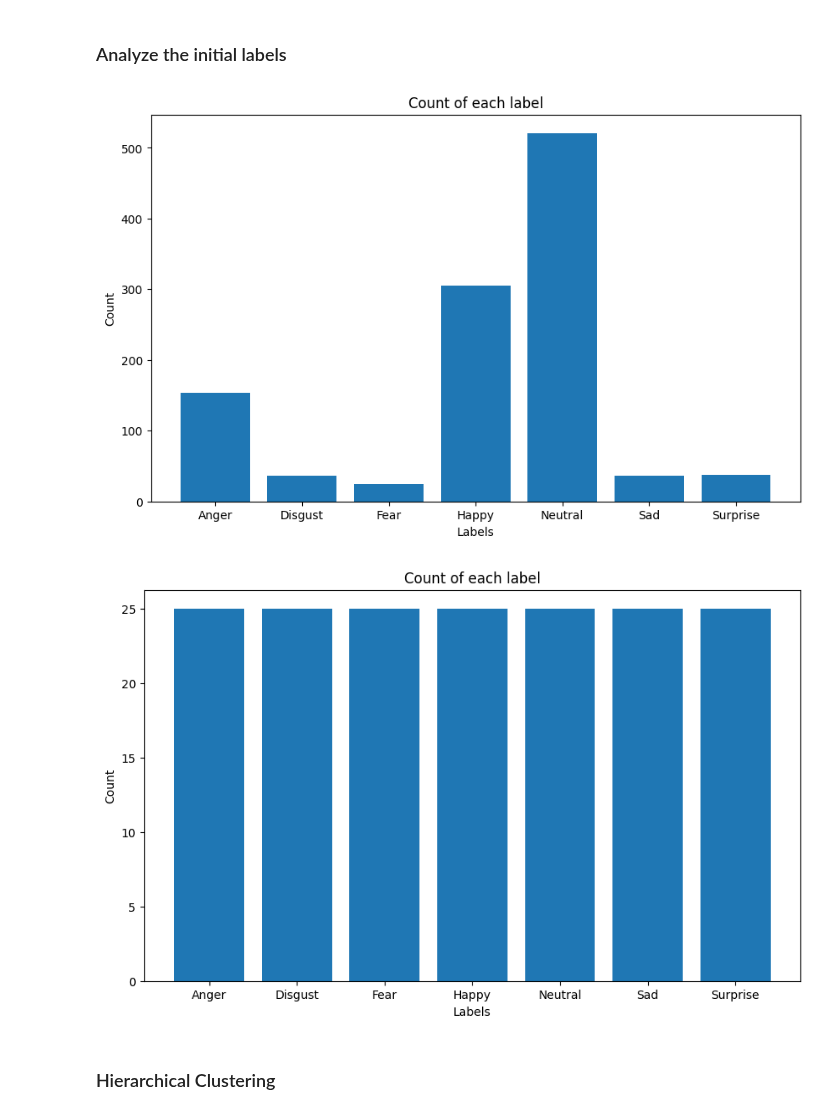
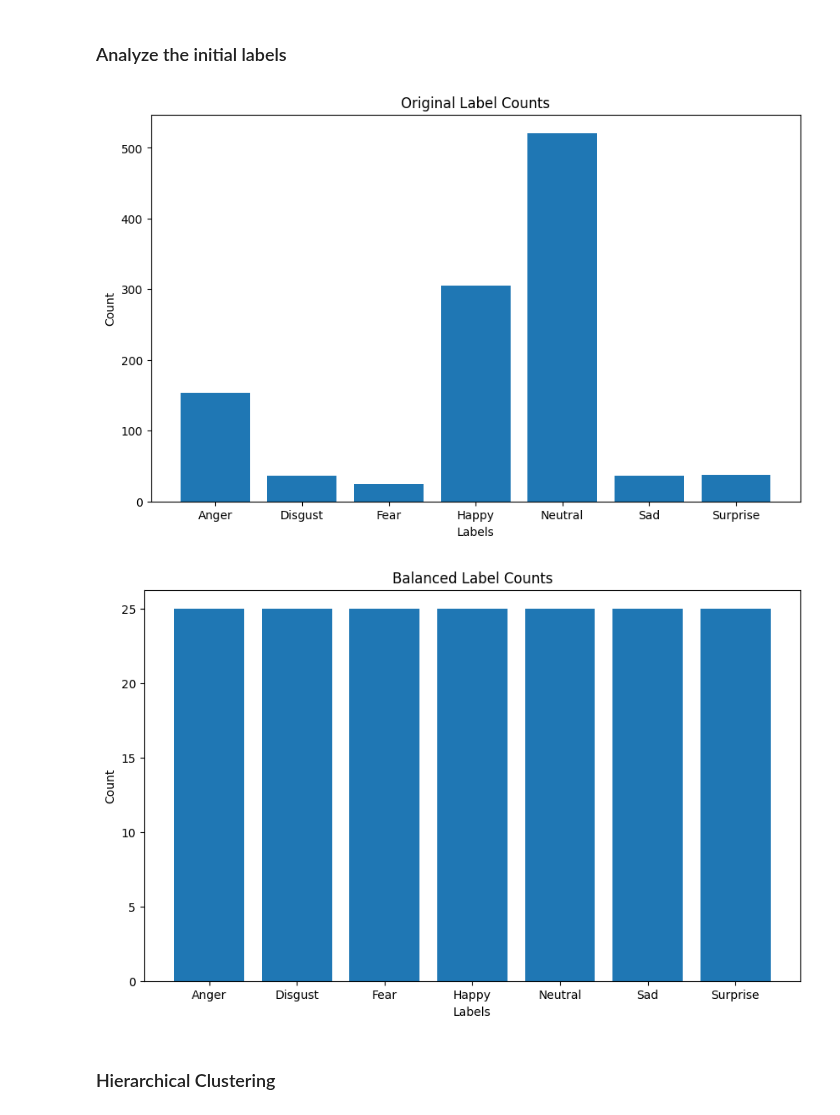
Before and after one commit to denskrlv/PosEmotion, a Jupyter notebook: posemotion.ipynb, the cells around one changed output. Drawn from its saved outputs; the diff is of its cells as text; code cells hidden in the pictures.

```diff
--- a/posemotion.ipynb
+++ b/posemotion.ipynb
@@ -401,21 +347,21 @@ balanced_features_df.head()
 # %% [markdown]
 ### Analyze the initial labels
 # %%
-def plot_label_counts(labels):
+def plot_label_counts(labels, title, x="Labels", y="Count"):
     unique_labels, counts = np.unique(labels, return_counts=True)
 
     plt.figure(figsize=(10, 6))
     plt.bar(unique_labels, counts)
-    plt.xlabel('Labels')
-    plt.ylabel('Count')
-    plt.title('Count of each label')
+    plt.xlabel(x)
+    plt.ylabel(y)
+    plt.title(title)
     plt.show()
 
-plot_label_counts(features_df["Label"])
-plot_label_counts(balanced_features_df["Label"])
+plot_label_counts(features_df["Label"], title="Original Label Counts")
+plot_label_counts(balanced_features_df["Label"], title="Balanced Label Counts")
 # %% [output]
-[figure, old version]
+[figure, new version]
-[figure, old version]
+[figure, new version]
 # %% [markdown]
 ### Hierarchical Clustering
 # %%
```
Also changed, not shown: parts of 27 cells of this notebook, 3 other files.
